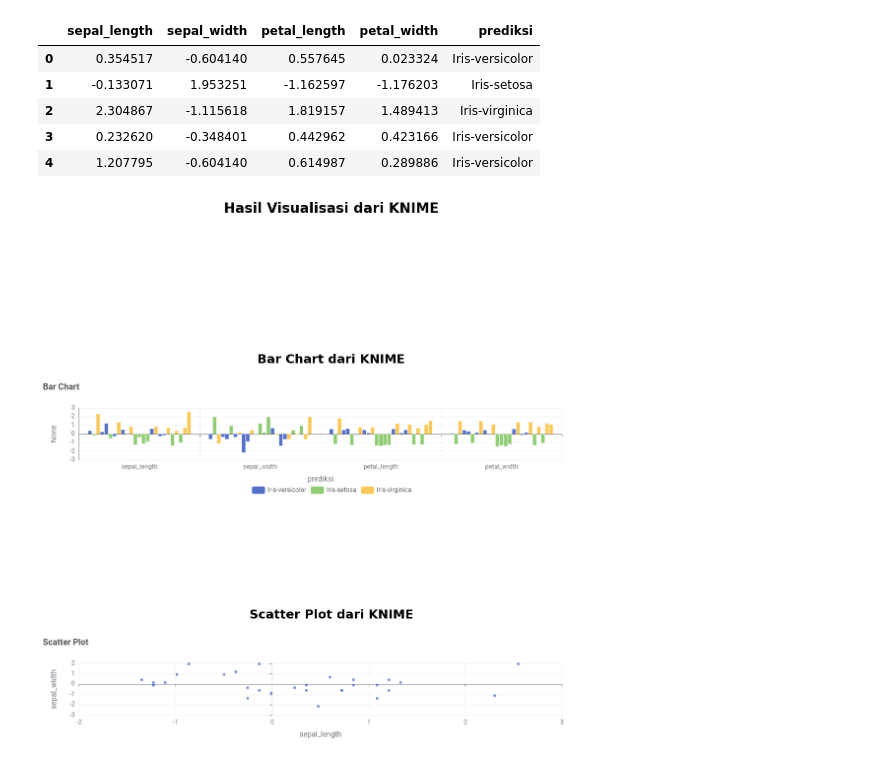
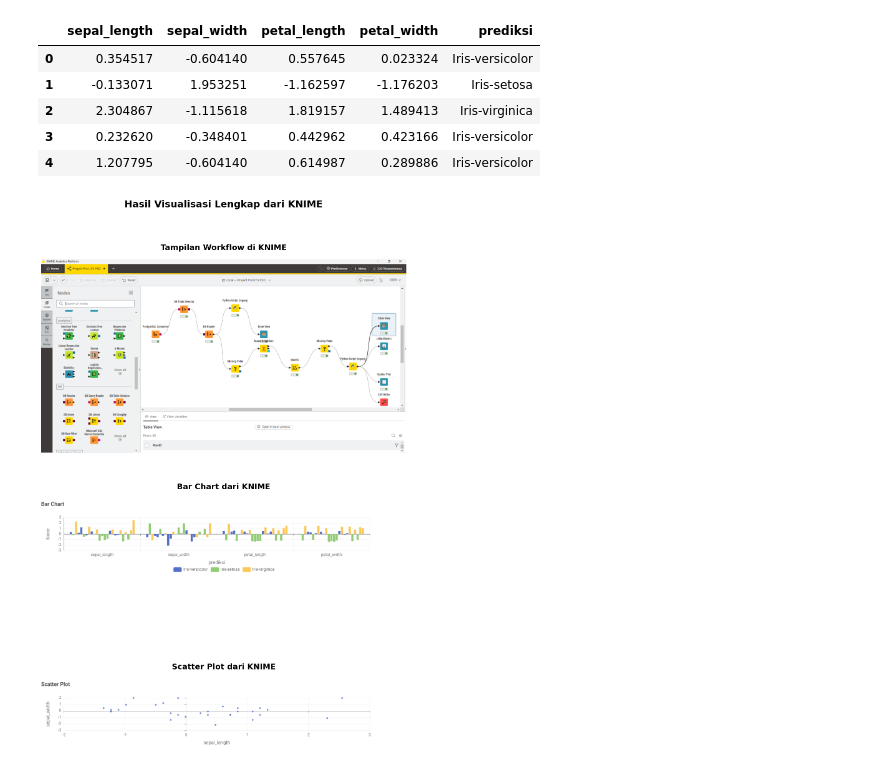
Before and after one commit to Naren56/PSD, a Jupyter notebook: _sources/KNIME.ipynb, the cells around one changed output. Saved outputs shown, nothing was run; the diff lists cells and outputs as text; code cells hidden in the pictures.

```diff
--- a/_sources/KNIME.ipynb
+++ b/_sources/KNIME.ipynb
@@ -21,31 +21,38 @@ img_path = "Data/Scatter_Plot_KNIME.png"
 # %%
 import matplotlib.pyplot as plt
 import matplotlib.image as mpimg
 
-# Baca dua gambar hasil dari KNIME
-img1 = mpimg.imread("Data/Bar_Chart_KNIME.png")
-img2 = mpimg.imread("Data/Scatter_Plot_KNIME.png")
+# === 1️⃣ Baca tiga gambar dari folder Data ===
+img1 = mpimg.imread("Data/KNIME.png")                # Gambar utama di atas
+img2 = mpimg.imread("Data/Bar_Chart_KNIME.png")      # Gambar tengah
+img3 = mpimg.imread("Data/Scatter_Plot_KNIME.png")   # Gambar bawah
 
-# Buat figure lebih besar (width=12 inch, height=14 inch)
-plt.figure(figsize=(12, 14))
+# === 2️⃣ Buat figure besar dan jelas ===
+plt.figure(figsize=(12, 20))  # bisa ubah ke (14, 24) kalau mau lebih besar
 
-# Gambar pertama (atas)
-plt.subplot(2, 1, 1)
+# === 3️⃣ Gambar 1: KNIME.png (atas) ===
+plt.subplot(3, 1, 1)
 plt.imshow(img1)
-plt.axis("off")  # sembunyikan sumbu
+plt.axis("off")
+plt.title("Tampilan Workflow di KNIME", fontsize=18, fontweight="bold", pad=20)
+
+# === 4️⃣ Gambar 2: Bar Chart (tengah) ===
+plt.subplot(3, 1, 2)
+plt.imshow(img2)
+plt.axis("off")
 plt.title("Bar Chart dari KNIME", fontsize=18, fontweight="bold", pad=20)
 
-# Gambar kedua (bawah)
-plt.subplot(2, 1, 2)
-plt.imshow(img2)
+# === 5️⃣ Gambar 3: Scatter Plot (bawah) ===
+plt.subplot(3, 1, 3)
+plt.imshow(img3)
 plt.axis("off")
 plt.title("Scatter Plot dari KNIME", fontsize=18, fontweight="bold", pad=20)
 
-# Judul utama di atas semua gambar
-plt.suptitle("Hasil Visualisasi dari KNIME", fontsize=20, fontweight="bold", y=0.99)
+# === 6️⃣ Judul besar di atas semua gambar ===
+plt.suptitle("Hasil Visualisasi Lengkap dari KNIME", fontsize=22, fontweight="bold", y=0.995)
 
-# Atur tata letak agar proporsional
-plt.tight_layout(rect=[0, 0, 1, 0.96])  # biar tidak nabrak judul
+# === 7️⃣ Tata letak agar proporsional ===
+plt.tight_layout(rect=[0, 0, 1, 0.96])
 plt.show()
 # %% [output]
-[figure, old version]
+[figure, new version]
```
Also changed, not shown: 3 other files.
